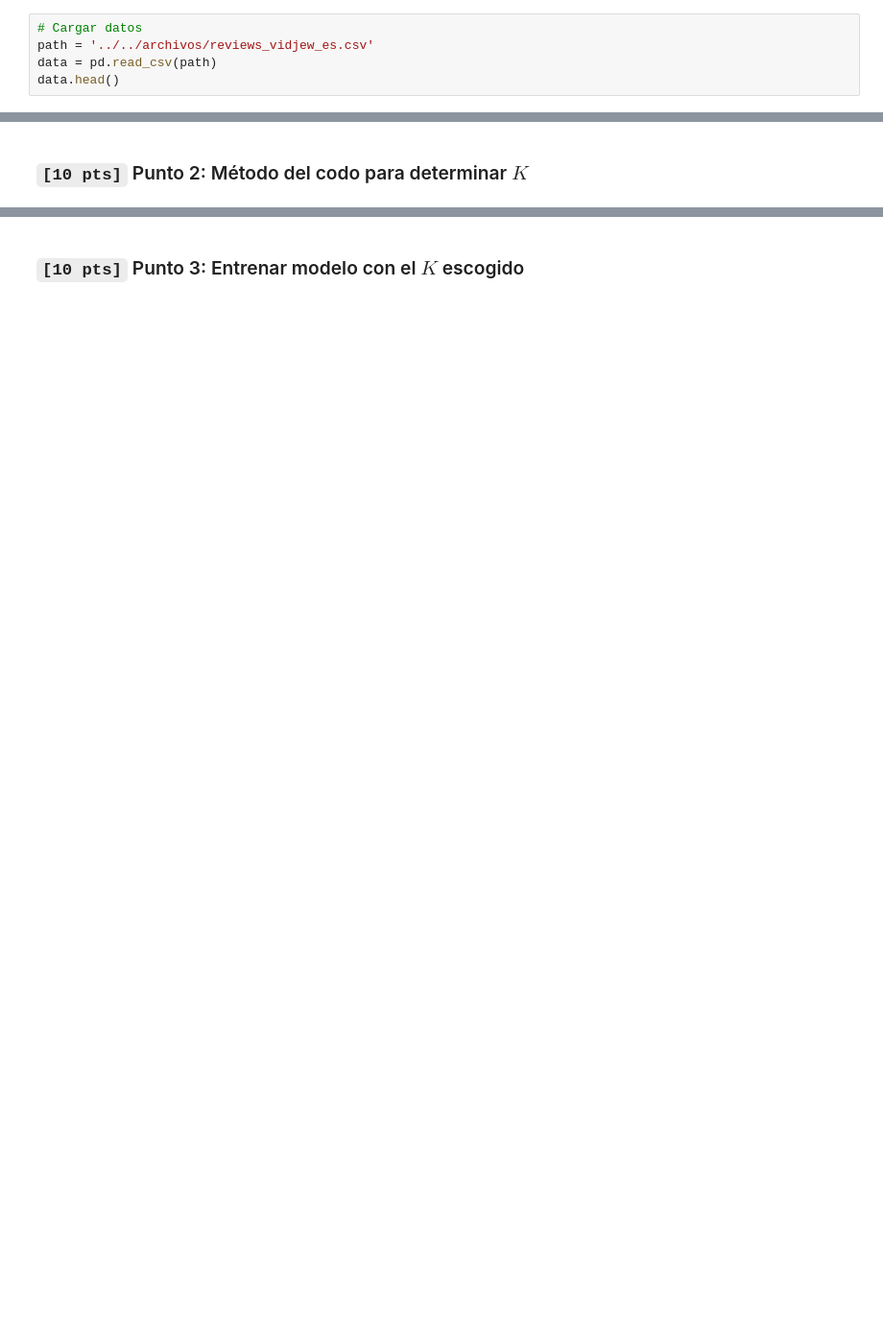
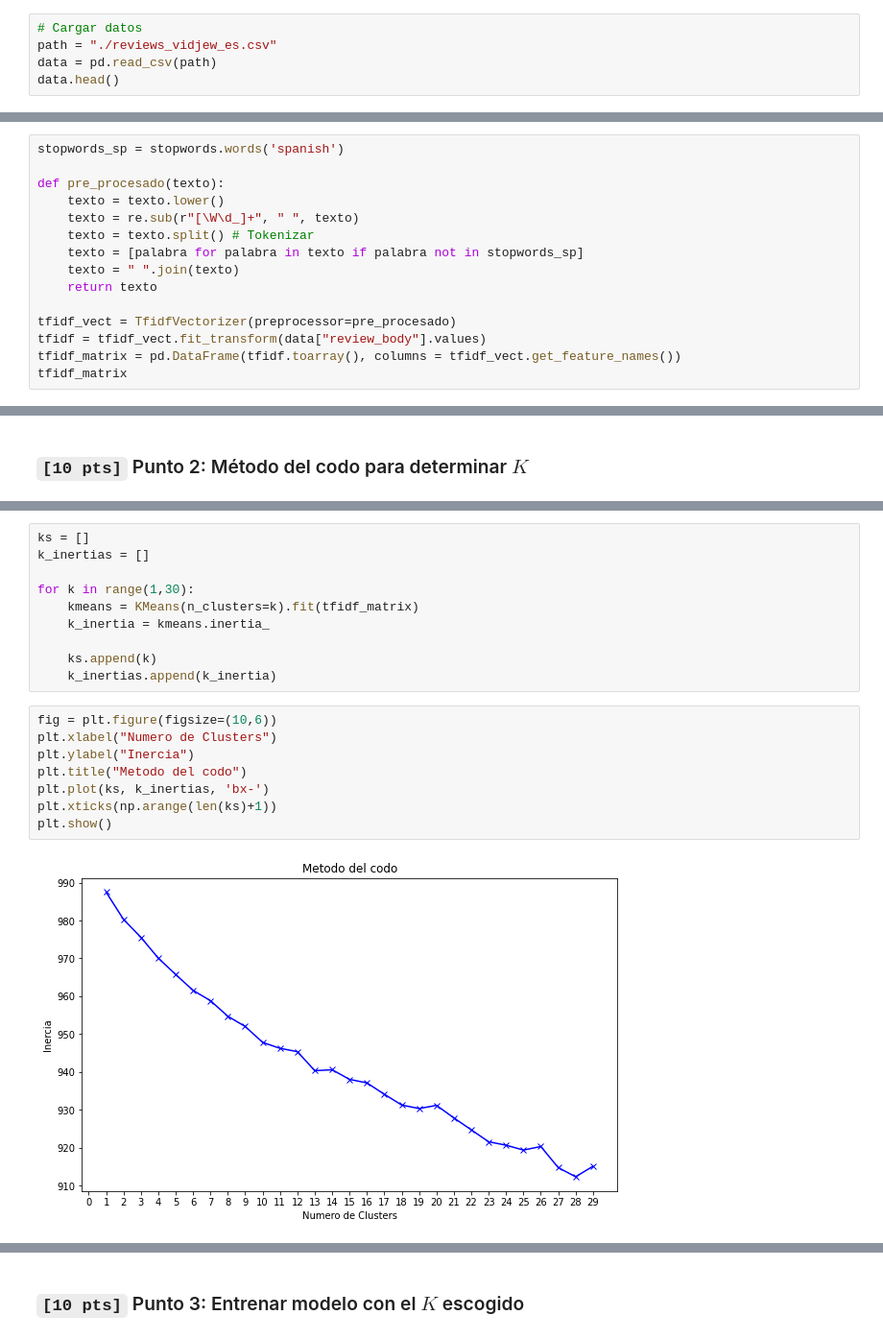
Before and after one commit to svargasg/KL-NLP, a Jupyter notebook: Clases/20210422/taller/taller8.ipynb, the cells around one changed output, grey strips where cells are left out. Shown: that part at 96% size. Drawn from its saved outputs; the diff is of its cells as text; blank space fills up the shorter version.

```diff
--- a/Clases/20210422/taller/taller8.ipynb
+++ b/Clases/20210422/taller/taller8.ipynb
@@ -24,7 +25,7 @@ import plotly.graph_objs as go
 from plotly.offline import iplot
 # %%
 # Cargar datos
-path = '../../archivos/reviews_vidjew_es.csv'
+path = "./reviews_vidjew_es.csv"
 data = pd.read_csv(path)
 data.head()
 # %% [output]
@@ -36,3 +37,18 @@ data.head()
 | 4 | es_0206329 | product_es_0728826 | reviewer_es_0493255 | 4 | El cable funciona bien podria ser... | Perfecto | es | video_games |
 # %% [markdown]
 ###  `[10 pts]` Punto 1: Hacer pre-procesamiento del texto
+# %%
+stopwords_sp = stopwords.words('spanish')
+
+def pre_procesado(texto):
+    texto = texto.lower()
+    texto = re.sub(r"[\W\d_]+", " ", texto)
+    texto = texto.split() # Tokenizar
+    texto = [palabra for palabra in texto if palabra not in stopwords_sp]
+    texto = " ".join(texto)
+    return texto
+
+tfidf_vect = TfidfVectorizer(preprocessor=pre_procesado)
+tfidf = tfidf_vect.fit_transform(data["review_body"].values)
+tfidf_matrix = pd.DataFrame(tfidf.toarray(), columns = tfidf_vect.get_feature_names())
+tfidf_matrix
@@ -43,0 +71,20 @@ data.head()
+# %%
+ks = []
+k_inertias = []
+
+for k in range(1,30):
+    kmeans = KMeans(n_clusters=k).fit(tfidf_matrix)
+    k_inertia = kmeans.inertia_
+
+    ks.append(k)
+    k_inertias.append(k_inertia)
+# %%
+fig = plt.figure(figsize=(10,6))
+plt.xlabel("Numero de Clusters")
+plt.ylabel("Inercia")
+plt.title("Metodo del codo")
+plt.plot(ks, k_inertias, 'bx-')
+plt.xticks(np.arange(len(ks)+1))
+plt.show()
+# %% [output]
+[figure, added]
```
Also changed, not shown: parts of 14 cells of this notebook.
